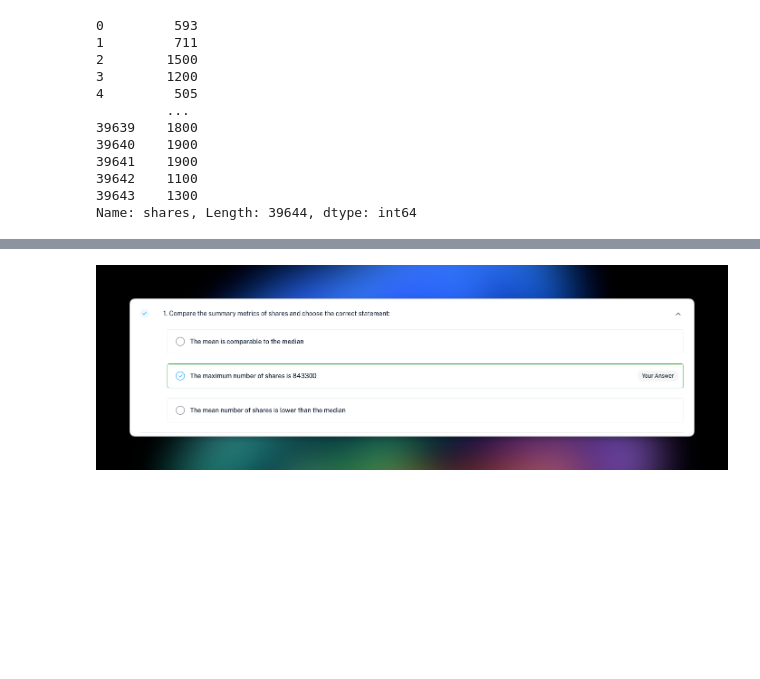
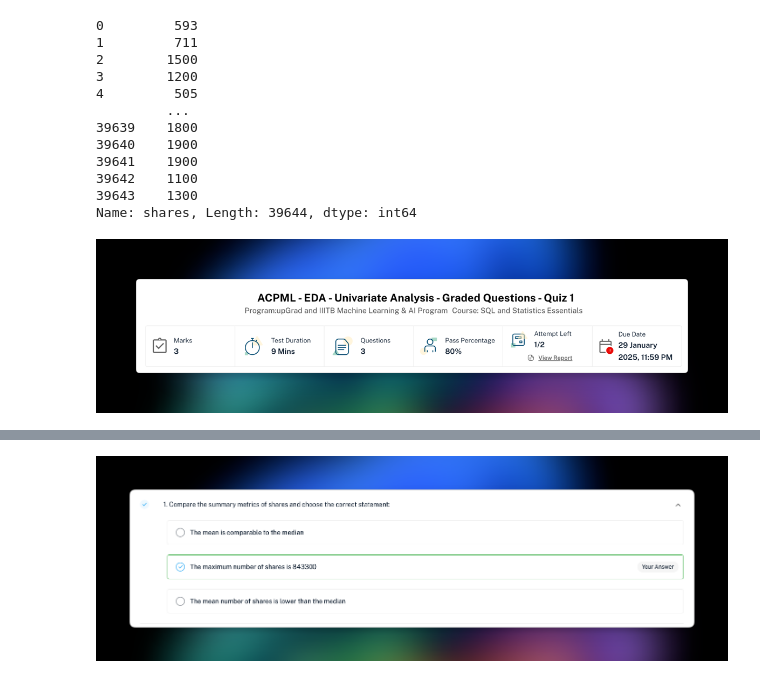
Before and after one commit to SUBHASISHBISWAS/UpGrad, a Jupyter notebook: Code/Courses/C1-SQL and Statistics Essentials/M4-Exploratory Data Analysis/Evaluation/SB-EDA-SOLUTION-Graded-Question/1-EDA- Univariate Analysis - Graded Question_sln.ipynb, the cells around one changed output, grey strips where cells are left out. Cells and saved outputs as stored; diff of their text form; code cells hidden in the pictures; blank space fills up the shorter version.

```diff
--- a/Code/Courses/C1-SQL and Statistics Essentials/M4-Exploratory Data Analysis/Evaluation/SB-EDA-SOLUTION-Graded-Question/1-EDA- Univariate Analysis - Graded Question_sln.ipynb
+++ b/Code/Courses/C1-SQL and Statistics Essentials/M4-Exploratory Data Analysis/Evaluation/SB-EDA-SOLUTION-Graded-Question/1-EDA- Univariate Analysis - Graded Question_sln.ipynb
@@ -59,3 +58,7 @@ shares
 39642    1100
 39643    1300
 Name: shares, Length: 39644, dtype: int64
+# %%
+ShowImage("/Users/subhasishbiswas/GIT/Interstellar/UpGrad/Code/Images/CleanShot 2025-01-29 at 22.51.44.png")
+# %% [output]
+[figure, added]
```
Also changed, not shown: parts of 12 cells of this notebook, 4 other files.
